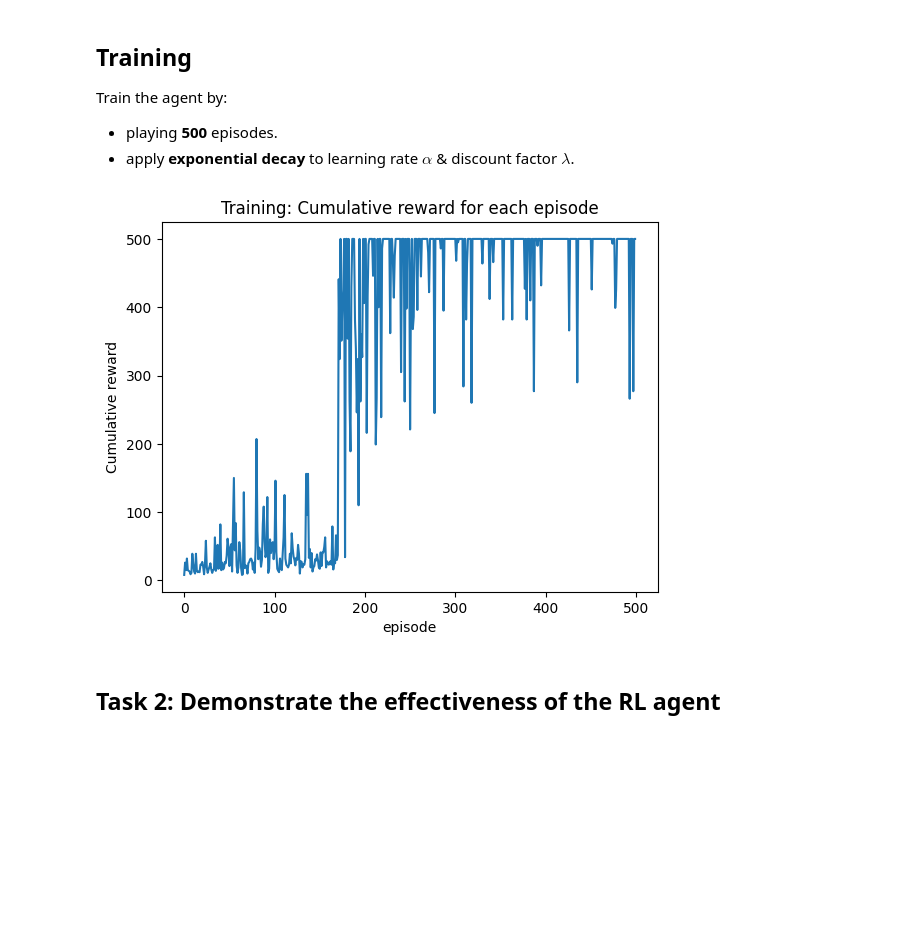
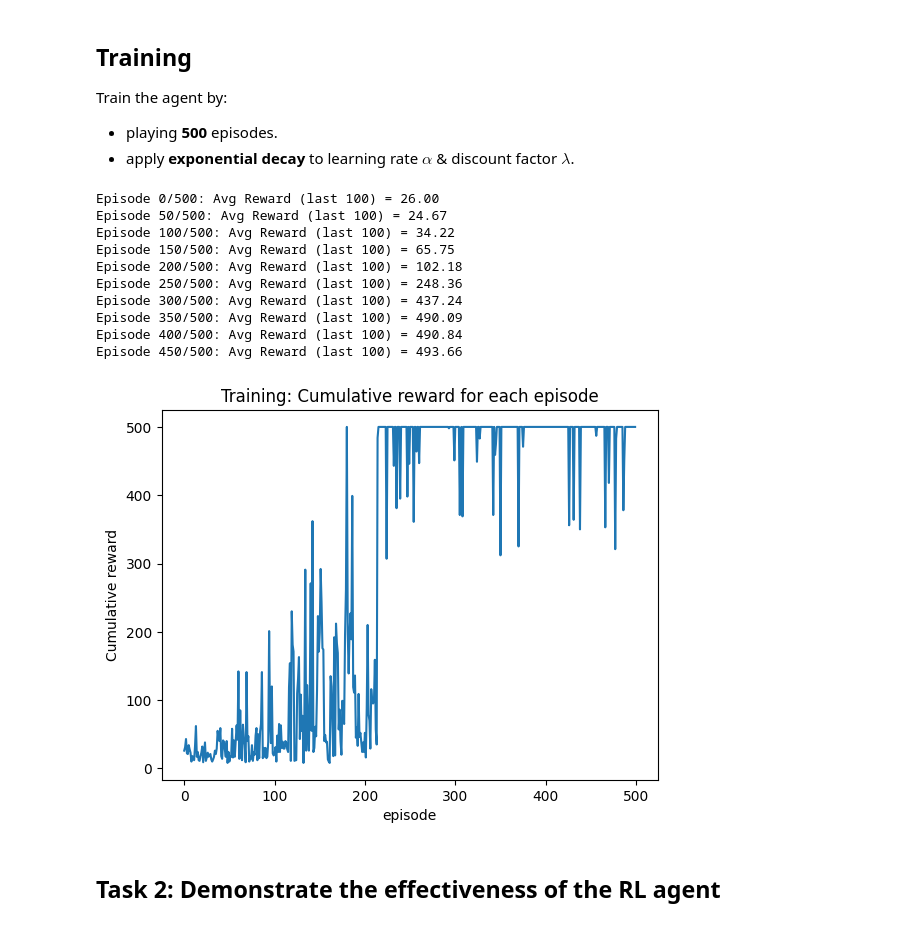
Before and after one commit to mrzzy/sc3000-labs, a Jupyter notebook: cartpole.ipynb, the cells around one changed output. Drawn from its saved outputs; the diff is of its cells as text; code cells hidden in the pictures; blank space fills up the shorter version.

Commit message:
changed the train part a little bit

```diff
--- a/cartpole.ipynb
+++ b/cartpole.ipynb
@@ -339,43 +339,78 @@ def play(
 def train(
     env,
     agent: QAgent,
-    n_episodes: int,
+    n_episodes: 500,
     explore_decay: float = 0.985,
-    lr_decay: float = 0.985,
-    rng_seed: int = 42,
+    lr_decay: float = 0.99,
+    min_explore: float = 0.005,  # Prevents explore_rate from reaching 0 too quickly
+    min_lr: float = 0.01,  # Prevents learning rate from becoming too small
+    early_stop_threshold: int = 100,  # Stop if avg reward over last 50 episodes is stable
+    rng_seed=None,  # Allows flexibility (None means no fixed seed)
 ):
     """Train the agent by playing multiple episodes and learning from experience."""
     # seed random number generators for reproducablity
-    random.seed(rng_seed)
-    np.random.seed(rng_seed)
-    env.seed(rng_seed)
+    if rng_seed is not None:
+        random.seed(rng_seed)
+        np.random.seed(rng_seed)
+        env.seed(rng_seed)
 
     # play n episodes and collect cumulative (total) rewards
     total_rewards = []
+    best_avg_reward = -float("inf")
+    consecutive_no_improve = 0
+
     for i in range(n_episodes):
         total_rewards.append(play(env, agent))
 
-        # decay learning rate & explore rate
-        agent.explore_rate *= explore_decay
-        agent.learning_rate *= lr_decay
+        # Adjust exploration rate and learning rate dynamically
+        agent.explore_rate = max(agent.explore_rate * explore_decay, min_explore)
+        agent.learning_rate = max(agent.learning_rate * lr_decay, min_lr)
+
+        # Progress tracking every 10% of training
+        if i % (n_episodes // 10) == 0:
+            avg_reward = np.mean(total_rewards[-early_stop_threshold:])
+            print(
+                f"Episode {i}/{n_episodes}: Avg Reward (last {early_stop_threshold}) = {avg_reward:.2f}"
+            )
+
+            # Early stopping condition
+            if avg_reward > best_avg_reward:
+                best_avg_reward = avg_reward
+                consecutive_no_improve = 0  # Reset counter
+            else:
+                consecutive_no_improve += 1
+
+            if consecutive_no_improve >= early_stop_threshold:
+                print("Early stopping triggered.")
+                break
 
     # turn off learning & exploration once agent has been trained for evaluation
     agent.explore_rate = 0.0
     agent.learning_rate = 0.0
 
     return agent, total_rewards
 
 
 # train agent and plot results
 agent = QAgent(learning_rate=1.0, explore_rate=1.0, discount_factor=0.999)
 agent, rewards = train(env, agent, n_episodes=500)
 plt.plot(rewards)
 plt.title("Training: Cumulative reward for each episode")
 plt.ylabel("Cumulative reward")
 plt.xlabel("episode")
 plt.show()
 # %% [output]
+Episode 0/500: Avg Reward (last 100) = 26.00
+Episode 50/500: Avg Reward (last 100) = 24.67
+Episode 100/500: Avg Reward (last 100) = 34.22
+Episode 150/500: Avg Reward (last 100) = 65.75
+Episode 200/500: Avg Reward (last 100) = 102.18
+Episode 250/500: Avg Reward (last 100) = 248.36
+Episode 300/500: Avg Reward (last 100) = 437.24
+Episode 350/500: Avg Reward (last 100) = 490.09
+Episode 400/500: Avg Reward (last 100) = 490.84
+Episode 450/500: Avg Reward (last 100) = 493.66
-[figure, old version]
+[figure, new version]
 # %% [markdown]
 ## Task 2: Demonstrate the effectiveness of the RL agent
 # %% [markdown]
```
Also changed, not shown: parts of 9 cells of this notebook.
